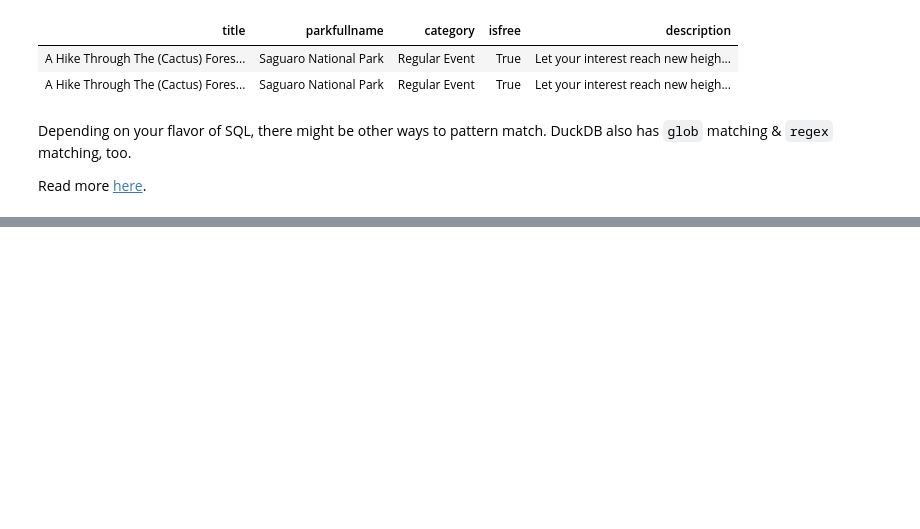
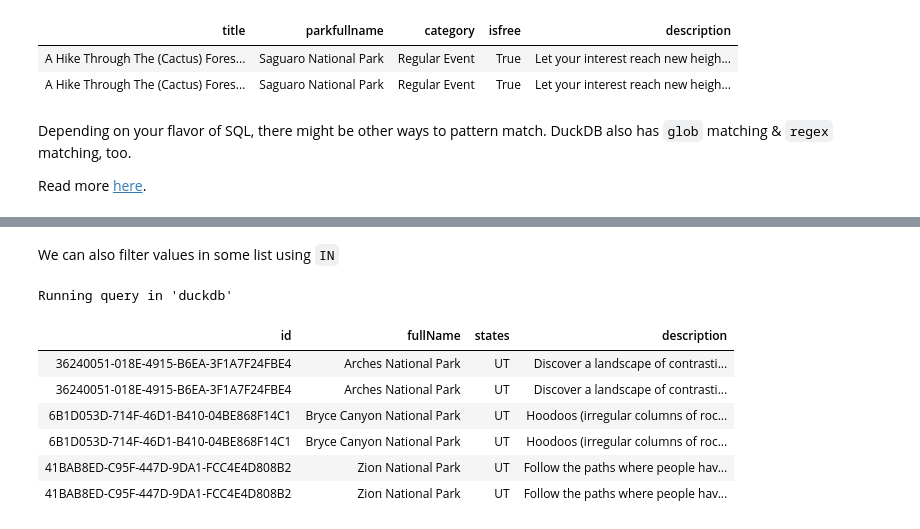
Before and after one commit to LinkedInLearning/fundamentals-of-data-transformation-4554074, a Jupyter notebook: course/02-duckdb/lessons/02-filter-select-order-group.ipynb, the cells around one changed output, grey strips where cells are left out. Drawn from its saved outputs; the diff is of its cells as text; code cells hidden in the pictures; blank space fills up the shorter version.

```diff
--- a/course/02-duckdb/lessons/02-filter-select-order-group.ipynb
+++ b/course/02-duckdb/lessons/02-filter-select-order-group.ipynb
@@ -271,0 +368,20 @@ WHERE list_contains(states_list, 'UT')
+# %% [markdown]
+We can also filter values in some list using `IN`
+# %%
+%%sql
+SELECT
+    id,
+    fullname,
+    states,
+    description
+FROM nps_public_data.parks p
+WHERE name IN ('Arches', 'Bryce Canyon', 'Zion')
+# %% [output]
+Running query in 'duckdb'
+| id | fullName | states | description |
+| 36240051-018E-4915-B6EA-3F1A7F24FBE4 | Arches National Park | UT | Discover a landscape of contrasti... |
+| 36240051-018E-4915-B6EA-3F1A7F24FBE4 | Arches National Park | UT | Discover a landscape of contrasti... |
+| 6B1D053D-714F-46D1-B410-04BE868F14C1 | Bryce Canyon National Park | UT | Hoodoos (irregular columns of roc... |
+| 6B1D053D-714F-46D1-B410-04BE868F14C1 | Bryce Canyon National Park | UT | Hoodoos (irregular columns of roc... |
+| 41BAB8ED-C95F-447D-9DA1-FCC4E4D808B2 | Zion National Park | UT | Follow the paths where people hav... |
+| 41BAB8ED-C95F-447D-9DA1-FCC4E4D808B2 | Zion National Park | UT | Follow the paths where people hav... |
```
Also changed, not shown: parts of 9 cells of this notebook, 35 other files.
